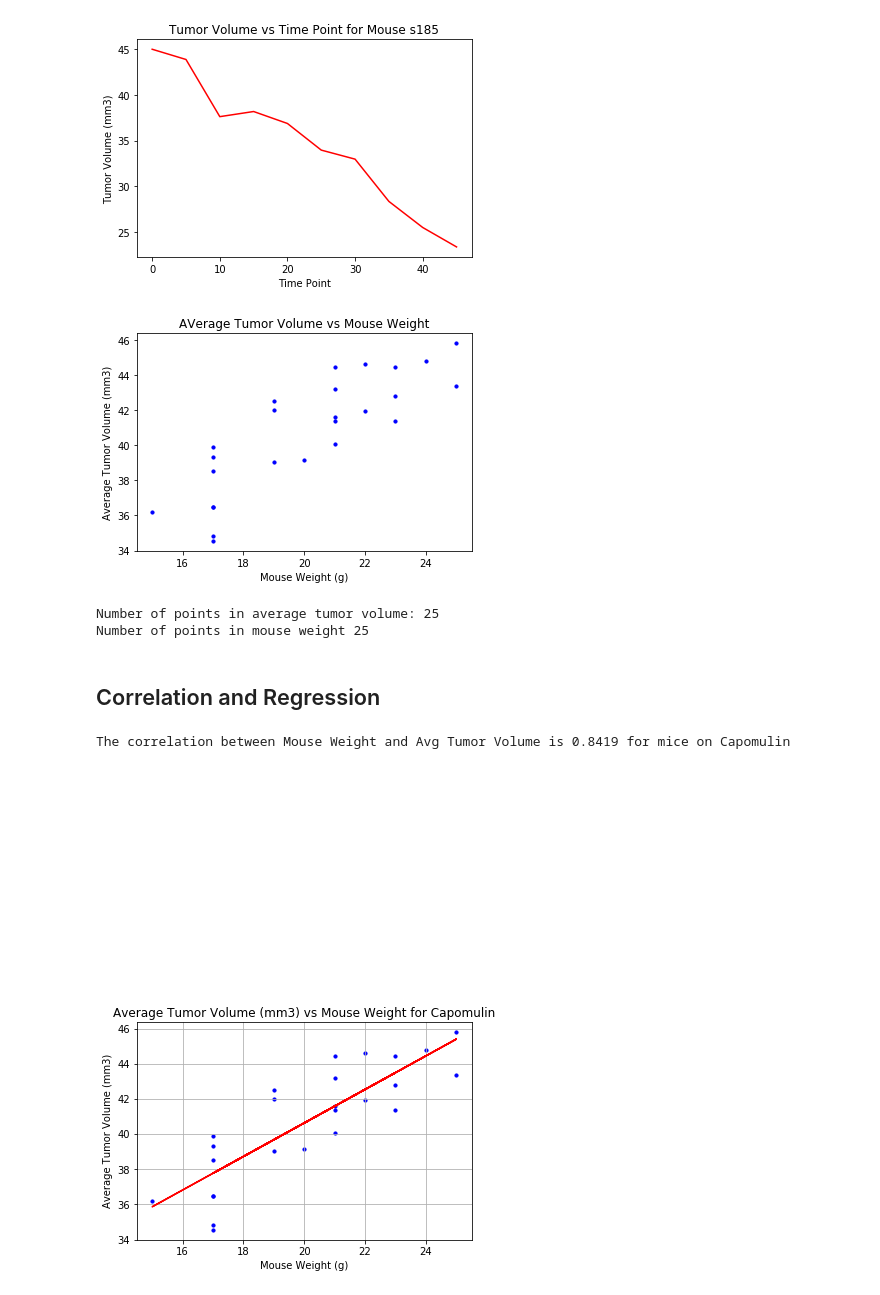
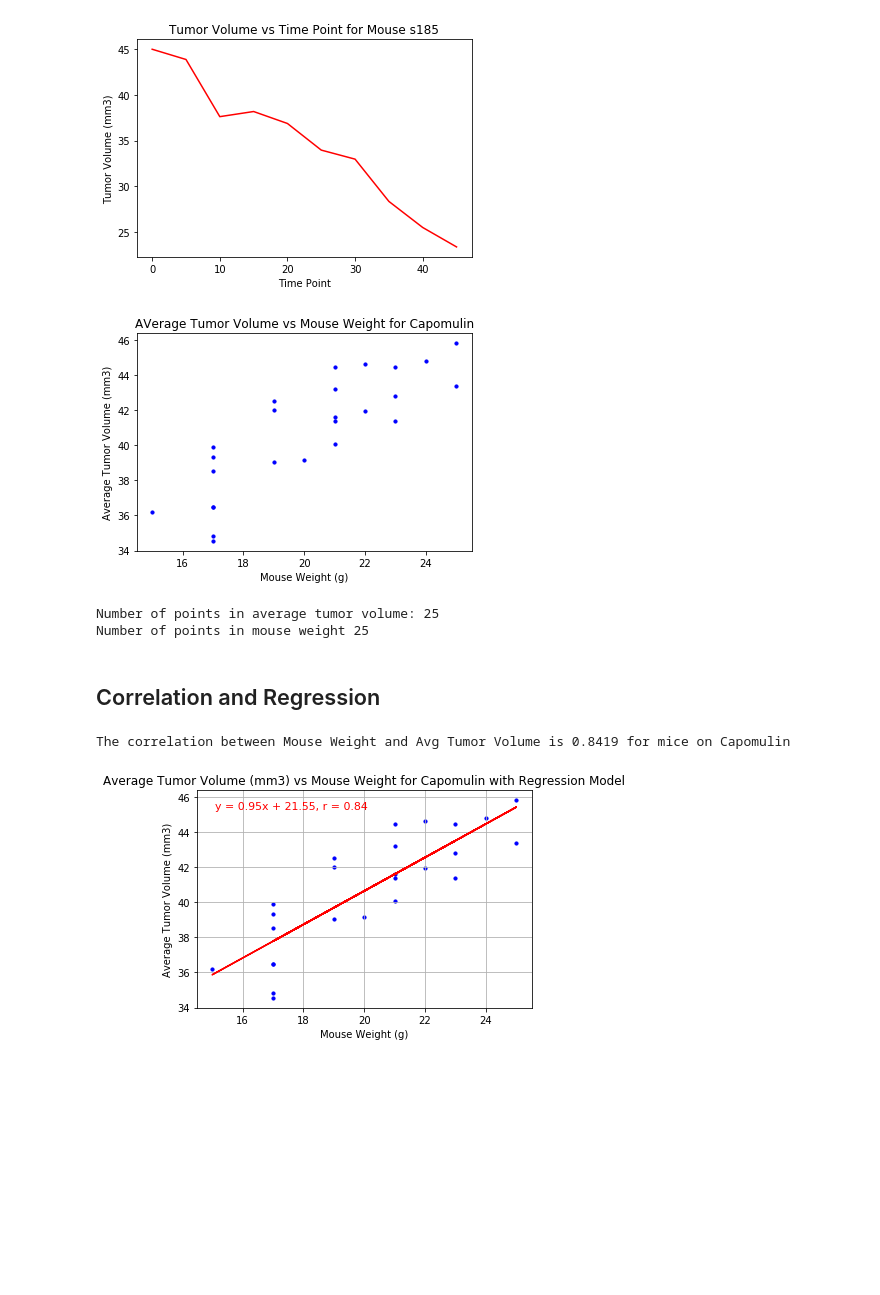
Before and after one commit to j2browns/matplotlib-challenge, a Jupyter notebook: Pymaceuticals/Pymaceuticals_challenge.ipynb, the cells around one changed output. Saved outputs shown, nothing was run; the diff lists cells and outputs as text; code cells hidden in the pictures; blank space fills up the shorter version.

```diff
--- a/Pymaceuticals/Pymaceuticals_challenge.ipynb
+++ b/Pymaceuticals/Pymaceuticals_challenge.ipynb
@@ -416,7 +456,7 @@ plt.show()
 [figure]
 # %%
 # Generate a scatter plot of mouse weight versus average tumor volume for the Capomulin regimen
-# as bonus for interest, allow user to choose mouse from list
+
 
 #Isolate only Capomulin Drug Regimen
 
@@ -437,7 +477,7 @@ Mouse_Weight = Mouse_Weight.astype(float)
 
 #scatter plot
 plt.scatter(Mouse_Weight[:], Avg_TVolume[:], color="blue", s = 10)
-plt.title("AVerage Tumor Volume vs Mouse Weight")
+plt.title("AVerage Tumor Volume vs Mouse Weight for Capomulin")
 plt.xlabel("Mouse Weight (g)")
 plt.ylabel("Average Tumor Volume (mm3)")
 plt.show()
@@ -446,7 +486,7 @@ plt.show()
 print(f"Number of points in average tumor volume: {len(Avg_TVolume)}")
 print(f"Number of points in mouse weight {len(Mouse_Weight)}")
 # %% [output]
-[figure, old version]
+[figure, new version]
 Number of points in average tumor volume: 25
 Number of points in mouse weight 25
 # %% [markdown]
@@ -454,26 +494,28 @@ Number of points in mouse weight 25
 # %%
 # Calculate the correlation coefficient and linear regression model
 # for mouse weight and average tumor volume for the Capomulin regimen
 correlation = st.pearsonr(Mouse_Weight[:],Avg_TVolume[:])
 r_correlation = round(correlation[0],4)
 print(f"The correlation between Mouse Weight and Avg Tumor Volume is {r_correlation} for mice on {Drug_Regimen}")
 
 #perform linear regression on data of mouse weight (x) and average tumor volume for mouse (y)
 (slope, intercept, rvalue, pvalue, stderr) = linregress(Mouse_Weight[:],Avg_TVolume[:])
 #create list of values calculated from linear regression using mouse weight
 regress_values = Mouse_Weight[:] * slope + intercept
 #string of linear regression model to add to plot
 line_eq = "y = " + str(round(slope,2)) + "x + " + str(round(intercept,2))+", r = " +str(round(rvalue,2))
-
+#line_eq = line_eq + ", p="+str(round(pvalue,3))
+maximum_y = Avg_TVolume.max()
+minimum_x = Mouse_Weight.min()
 #create scatter plot and add fit line and equation
 plt.scatter(Mouse_Weight[:],Avg_TVolume[:],color="blue", s = 10)
 plt.plot(Mouse_Weight[:],regress_values,"r-")
-plt.annotate(line_eq,(15,60),fontsize=11,color="red") #writes to coordinates on graph
+plt.annotate(line_eq,(minimum_x+0.1,maximum_y-0.5),fontsize=11,color="red") #writes to coordinates on graph
 plt.xlabel('Mouse Weight (g)')
 plt.ylabel('Average Tumor Volume (mm3)')
-plt.title(f"Average Tumor Volume (mm3) vs Mouse Weight for {Drug_Regimen}")
+plt.title(f"Average Tumor Volume (mm3) vs Mouse Weight for {Drug_Regimen} with Regression Model")
 plt.grid()
 plt.show()
 # %% [output]
 The correlation between Mouse Weight and Avg Tumor Volume is 0.8419 for mice on Capomulin
-[figure, old version]
+[figure, new version]
```
Also changed, not shown: parts of 16 cells of this notebook.
